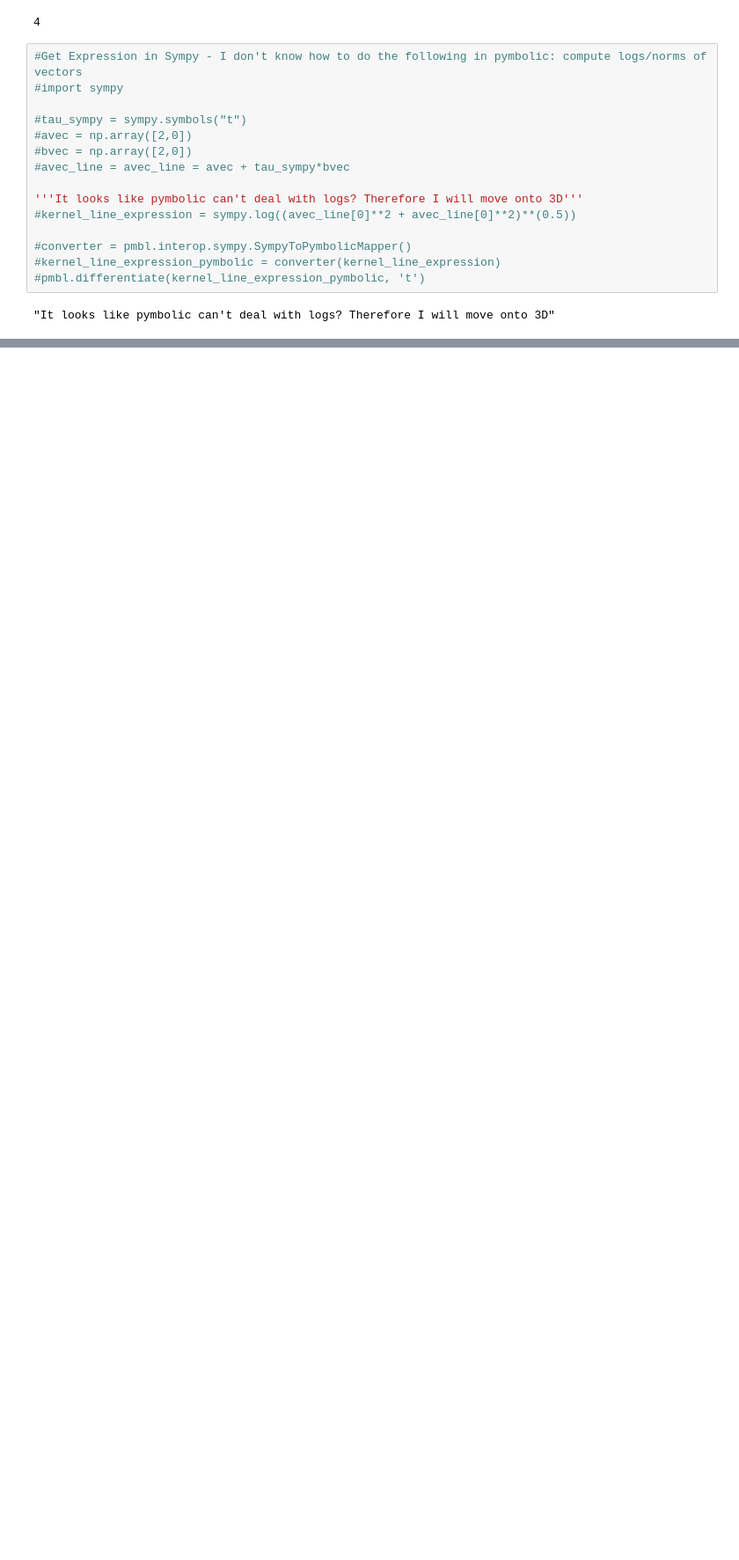
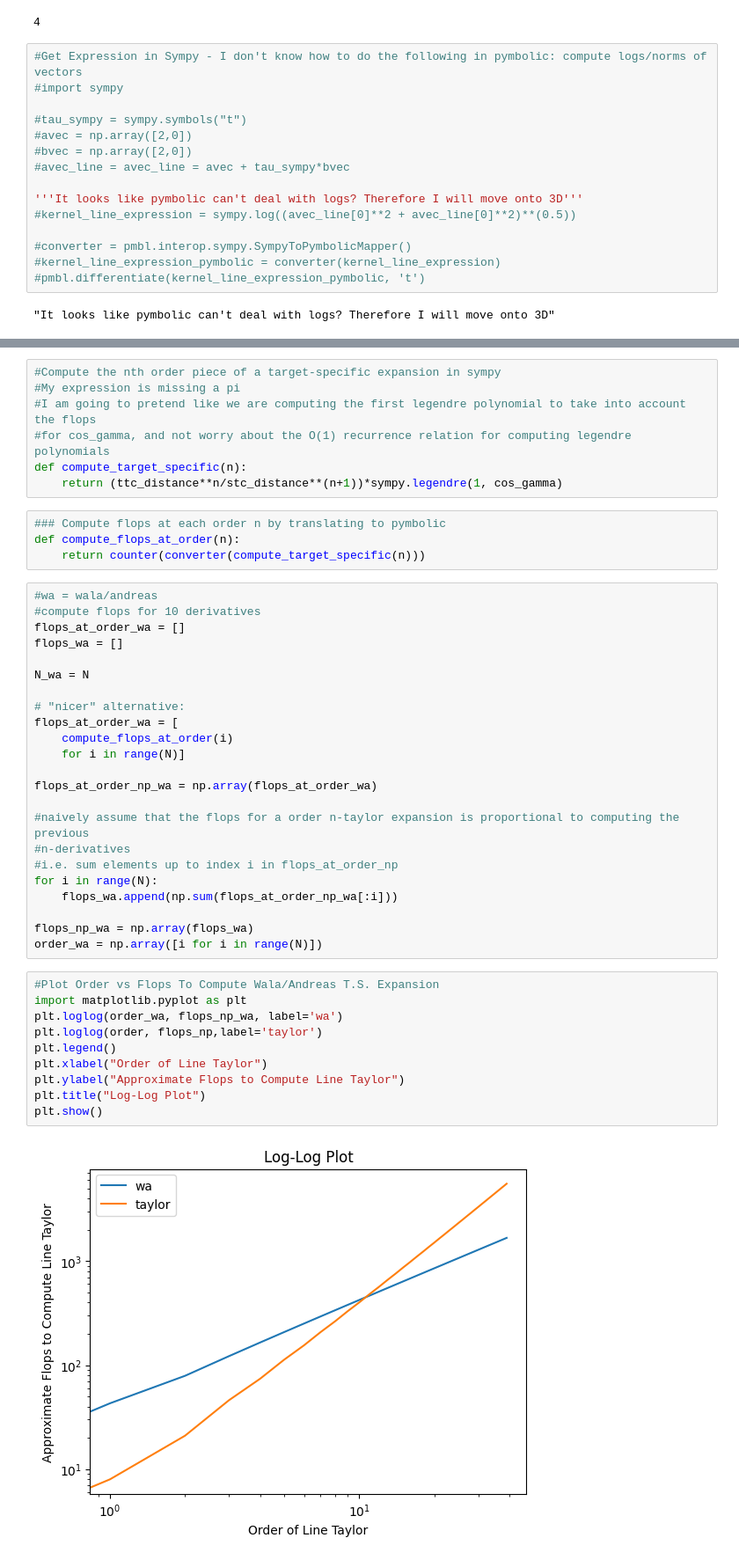
Before and after one commit to hirish99/TargetSpecificExpansions, a Jupyter notebook: LineTaylorExpansion.ipynb, the cells around one changed output, grey strips where cells are left out. Shown at 88% size. Saved outputs shown, nothing was run; the diff lists cells and outputs as text; blank space fills up the shorter version.

Commit message:
Flops comparison between Wala/Andreas and Taylor
Flops

```diff
--- a/LineTaylorExpansion.ipynb
+++ b/LineTaylorExpansion.ipynb
@@ -267,0 +297,46 @@ plt.show()
+# %%
+#Compute the nth order piece of a target-specific expansion in sympy
+#My expression is missing a pi
+#I am going to pretend like we are computing the first legendre polynomial to take into account the flops
+#for cos_gamma, and not worry about the O(1) recurrence relation for computing legendre polynomials
+def compute_target_specific(n):
+    return (ttc_distance**n/stc_distance**(n+1))*sympy.legendre(1, cos_gamma)
+# %%
+### Compute flops at each order n by translating to pymbolic
+def compute_flops_at_order(n):
+    return counter(converter(compute_target_specific(n)))
+# %%
+#wa = wala/andreas
+#compute flops for 10 derivatives
+flops_at_order_wa = []
+flops_wa = []
+
+N_wa = N
+
+# "nicer" alternative:
+flops_at_order_wa = [
+    compute_flops_at_order(i)
+    for i in range(N)]
+
+flops_at_order_np_wa = np.array(flops_at_order_wa)
+
+#naively assume that the flops for a order n-taylor expansion is proportional to computing the previous
+#n-derivatives
+#i.e. sum elements up to index i in flops_at_order_np
+for i in range(N):
+    flops_wa.append(np.sum(flops_at_order_np_wa[:i]))
+
+flops_np_wa = np.array(flops_wa)
+order_wa = np.array([i for i in range(N)])
+# %%
+#Plot Order vs Flops To Compute Wala/Andreas T.S. Expansion
+import matplotlib.pyplot as plt
+plt.loglog(order_wa, flops_np_wa, label='wa')
+plt.loglog(order, flops_np,label='taylor')
+plt.legend()
+plt.xlabel("Order of Line Taylor")
+plt.ylabel("Approximate Flops to Compute Line Taylor")
+plt.title("Log-Log Plot")
+plt.show()
+# %% [output]
+[figure, added]
```
Also changed, not shown: parts of 6 cells of this notebook.
